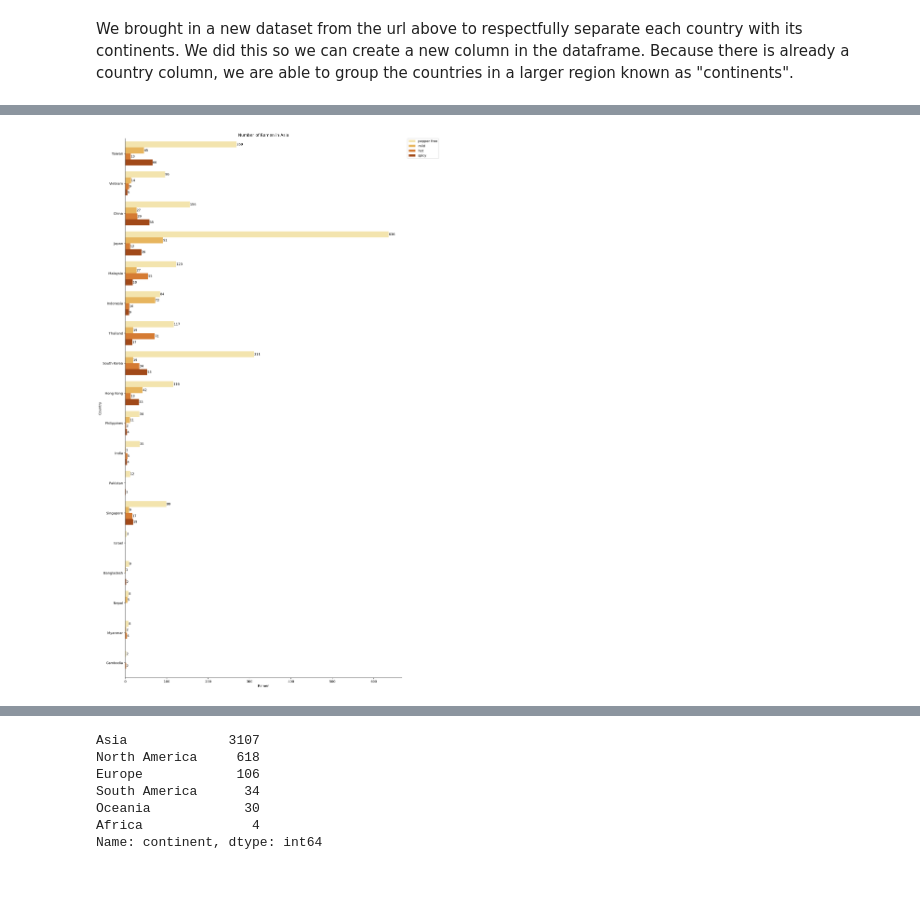
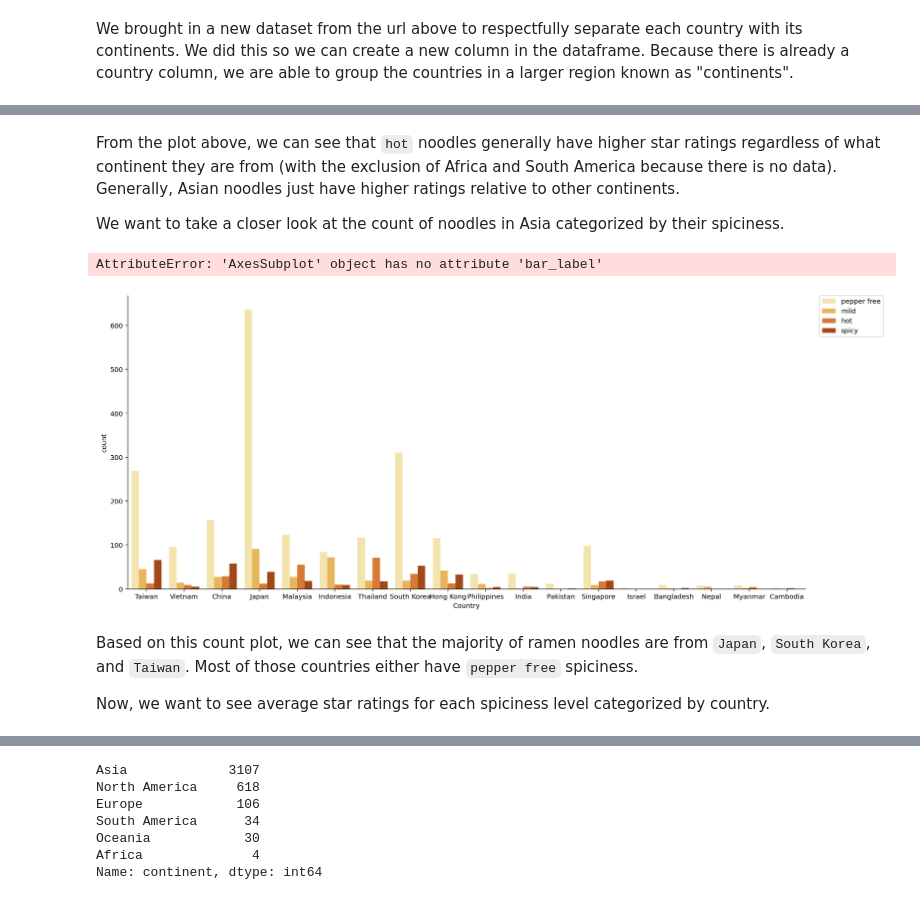
Before and after one commit to COGS108/Group_035-Fa22, a Jupyter notebook: EDACheckpointGroup_035-Fa22.ipynb, the cells around one changed output, grey strips where cells are left out. Saved outputs shown, nothing was run; the diff lists cells and outputs as text; code cells hidden in the pictures.

```diff
--- a/EDACheckpointGroup_035-Fa22.ipynb
+++ b/EDACheckpointGroup_035-Fa22.ipynb
@@ -360,22 +333,35 @@ asian_countries
+# %% [markdown]
+From the plot above, we can see that `hot` noodles generally have higher star ratings regardless of what continent they are from (with the exclusion of Africa and South America because there is no data). Generally, Asian noodles just have higher ratings relative to other continents.
+
+We want to take a closer look at the count of noodles in Asia categorized by their spiciness.
 # %%
-plt.figure(figsize = (15, 30))
+asian_countries = new_df[new_df['continent'] == 'Asia']
+asian_countries.sample(5)
 
-asian_countries_count = sns.countplot(y = 'Country', hue='Spiciness', data = asian_countries, palette = 'YlOrBr')
+plt.figure(figsize = (18, 8))
+
+# asian_countries_count = sns.countplot(y = 'Country', hue='Spiciness', data = asian_countries, palette = 'YlOrBr')
+asian_countries_count = sns.countplot(x = 'Country', hue='Spiciness', data = asian_countries, palette = 'YlOrBr')
 
 # remove the top and right lines
 sns.despine()
 
 #place legend outside top right corner of plot
 plt.legend(bbox_to_anchor=(1.02, 1), loc='upper left', borderaxespad=0)
 
 #labels for bars
 for container in asian_countries_count.containers:
     asian_countries_count.bar_label(container)
 
 # add title and axis labels (modify x-axis label)
 asian_countries_count.set_title('Number of Ramen in Asia')
 asian_countries_count.set_ylabel('Country')
 asian_countries_count.set_xlabel('Ramen');
 # %% [output]
+AttributeError: 'AxesSubplot' object has no attribute 'bar_label'
-[figure, old version]
+[figure, new version]
+# %% [markdown]
+Based on this count plot, we can see that the majority of ramen noodles are from `Japan`, `South Korea`, and `Taiwan`. Most of those countries either have `pepper free` spiciness.
+
+Now, we want to see average star ratings for each spiciness level categorized by country.
 # %%
```
Also changed, not shown: parts of 34 cells of this notebook, 1 other file.
